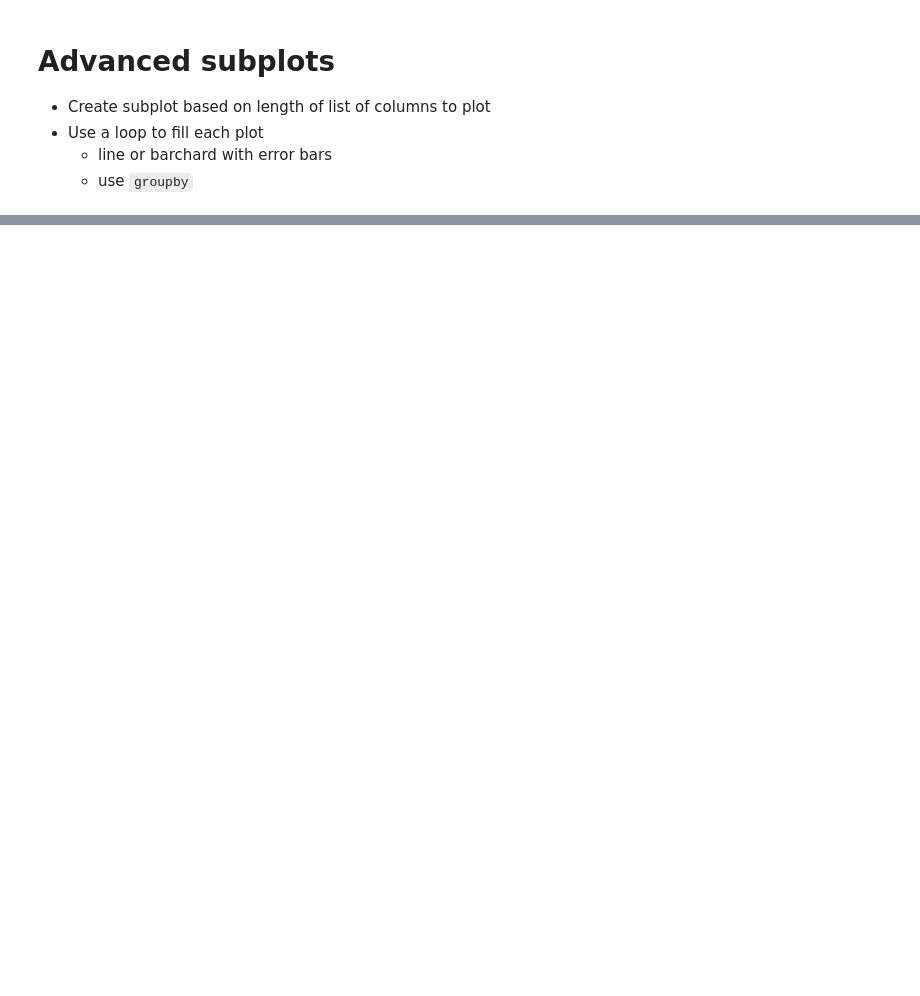
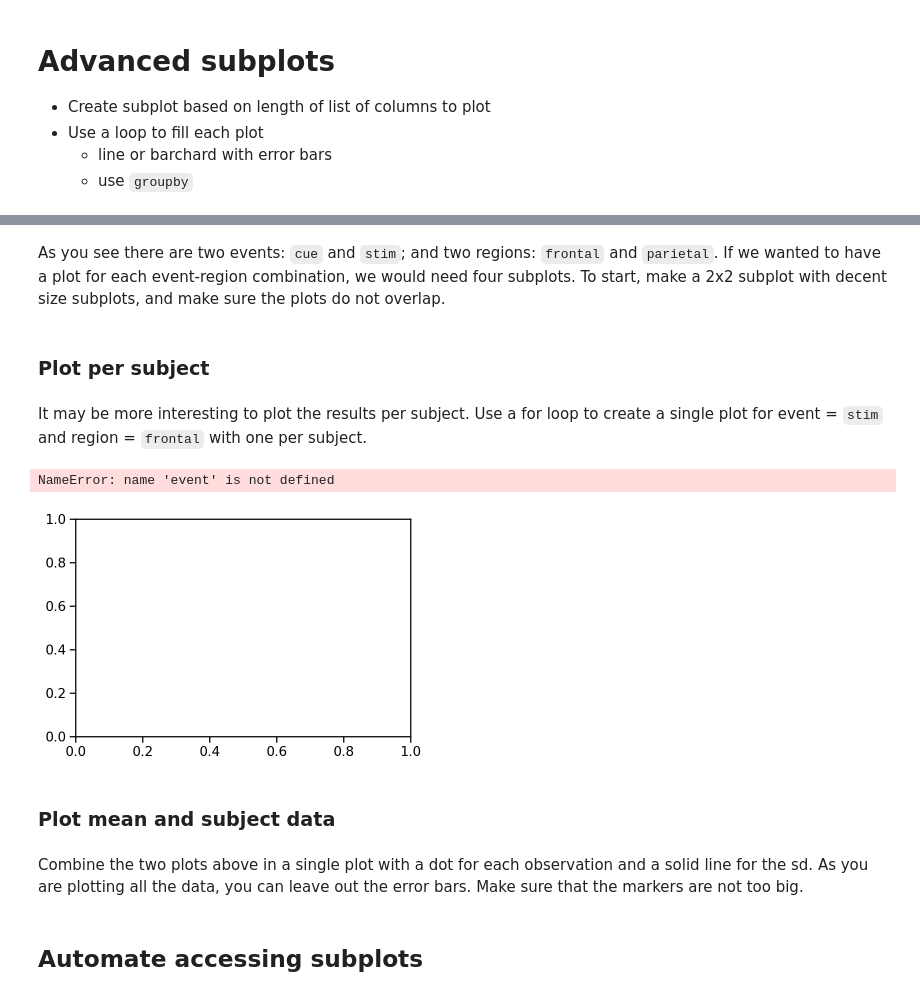
Before and after one commit to lacdr-tox/basic-programming-in-drug-discovery, a Jupyter notebook: python/exercises/4.2 Advanced plotting - subplots.ipynb, the cells around one changed output, grey strips where cells are left out. Drawn from its saved outputs; the diff is of its cells as text; code cells hidden in the pictures; blank space fills up the shorter version.

```diff
--- a/python/exercises/4.2 Advanced plotting - subplots.ipynb
+++ b/python/exercises/4.2 Advanced plotting - subplots.ipynb
@@ -143,0 +189,19 @@ plt.tight_layout()
+# %% [markdown]
+As you see there are two events: `cue` and `stim`; and two regions: `frontal` and `parietal`. If we wanted to have a plot for each event-region combination, we would need four subplots. To start, make a 2x2 subplot with decent size subplots, and make sure the plots do not overlap.
+# %% [markdown]
+### Plot per subject
+# %% [markdown]
+It may be more interesting to plot the results per subject. Use a for loop to create a single plot for event = `stim` and region = `frontal` with one per subject.
+# %%
+ax = plt.gca()
+sdf = df[(df['event']==event)&(df['region']==region)]
+for subject in sdf['subject'].unique():
+    ax.plot(sdf[sdf['subject']==subject]['timepoint'],sdf[sdf['subject']==subject]['signal'])
+ax.set(title='{} - {}'.format(event,region),ylabel='signal',xlabel='time')
+# %% [output]
+NameError: name 'event' is not defined
+[figure, added]
+# %% [markdown]
+### Plot mean and subject data
+# %% [markdown]
+Combine the two plots above in a single plot with a dot for each observation and a solid line for the sd. As you are plotting all the data, you can leave out the error bars.  Make sure that the markers are not too big.
@@ -143,0 +217,2 @@ plt.tight_layout()
+# %% [markdown]
+## Automate accessing subplots
```
Also changed, not shown: parts of 26 cells of this notebook, 4 other files.
